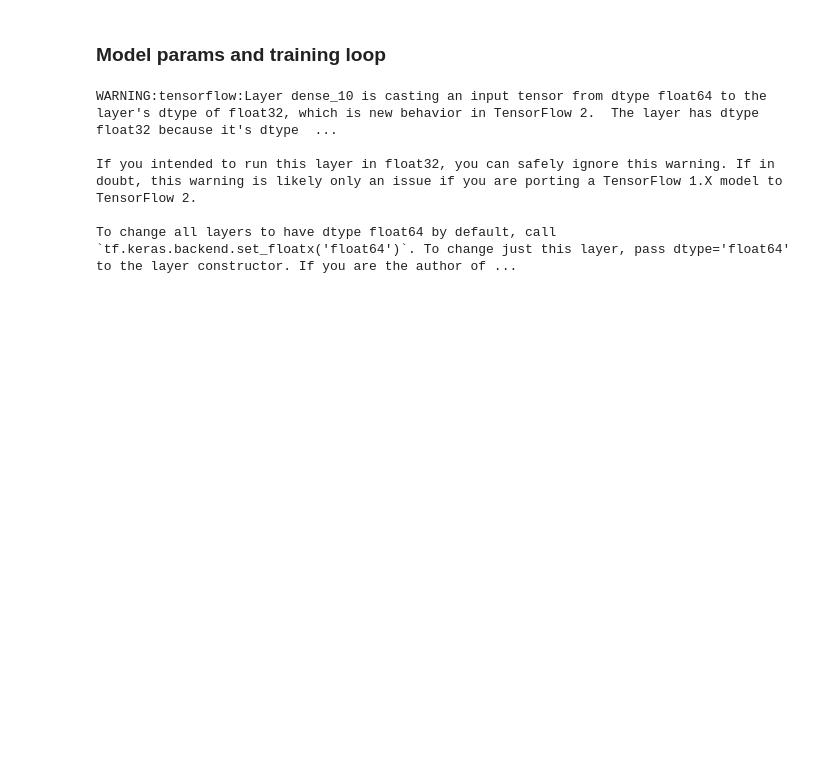
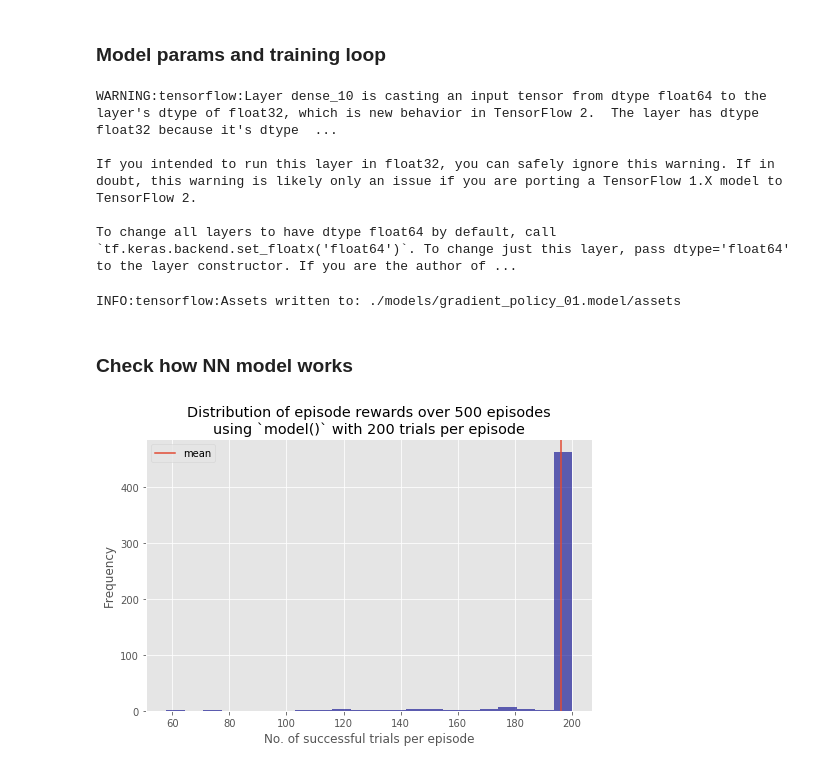
Before and after one commit to AlxndrMlk/reinforcement_learning_exercises, a Jupyter notebook: 00_Cartpole.ipynb, the cells around one changed output. Cells and saved outputs as stored; diff of their text form; code cells hidden in the pictures; blank space fills up the shorter version.

Commit message:
Update NN policy

```diff
--- a/00_Cartpole.ipynb
+++ b/00_Cartpole.ipynb
@@ -275,3 +276,42 @@ WARNING:tensorflow:Layer dense_10 is casting an input tensor from dtype float64
 If you intended to run this layer in float32, you can safely ignore this warning. If in doubt, this warning is likely only an issue if you are porting a TensorFlow 1.X model to TensorFlow 2.
 
 To change all layers to have dtype float64 by default, call `tf.keras.backend.set_floatx('float64')`. To change just this layer, pass dtype='float64' to the layer constructor. If you are the author of ...
+# %%
+# Save model
+os.makedirs('./models', exist_ok = True)
+model.save('./models/gradient_policy_01/')
+# %% [output]
+INFO:tensorflow:Assets written to: ./models/gradient_policy_01.model/assets
+# %% [markdown]
+### Check how NN model works
+# %%
+# Let's pick n_episodes and run the simulation with our nn policy
+N_EPISODES = 500
+N_STEPS = 200
+
+total_reward = []
+
+for episode in tqdm(range(N_EPISODES)):
+    episode_reward = 0
+    obs = env.reset()
+
+    for step in range(N_STEPS):
+        action = (tf.random.uniform([1, 1]) > model(obs[np.newaxis]))[0][0].numpy().astype(np.int32)
+        obs, reward, done, info = env.step(action)
+        episode_reward += reward
+
+        if done:
+            break
+
+    total_reward.append(episode_reward)
+# %%
+plt.figure(figsize = (8, 5))
+plt.hist(total_reward, alpha = .6, color = 'darkblue', bins = int(np.sqrt(N_EPISODES)))
+plt.axvline(np.mean(total_reward), label = 'mean')
+plt.xlabel('No. of successful trials per episode')
+plt.ylabel('Frequency')
+plt.legend()
+plt.title(f'Distribution of episode rewards over {N_EPISODES} episodes\nusing `model()` with {N_STEPS} trials per episode')
+plt.show()
+# %% [output]
+[figure, added]
```
Also changed, not shown: parts of 3 cells of this notebook, 1 other file.
